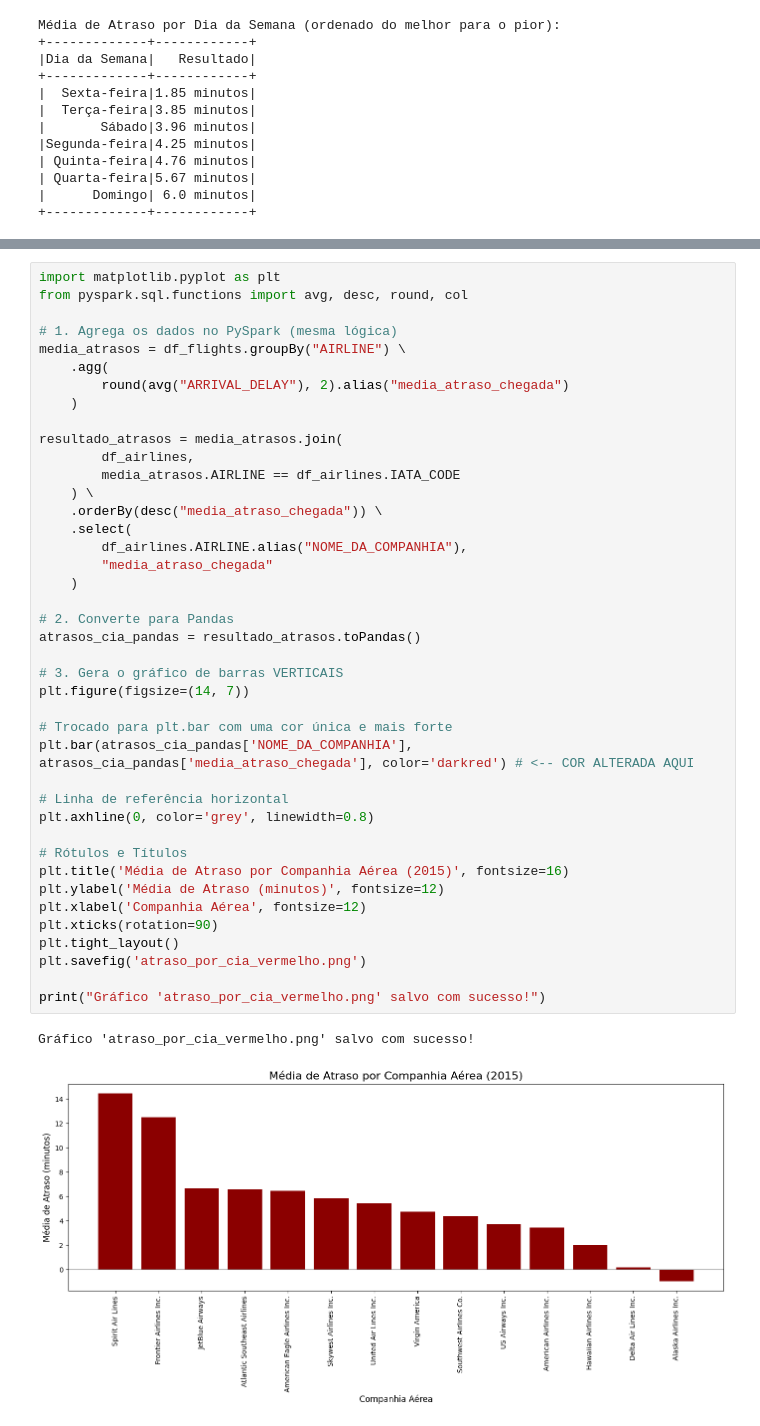
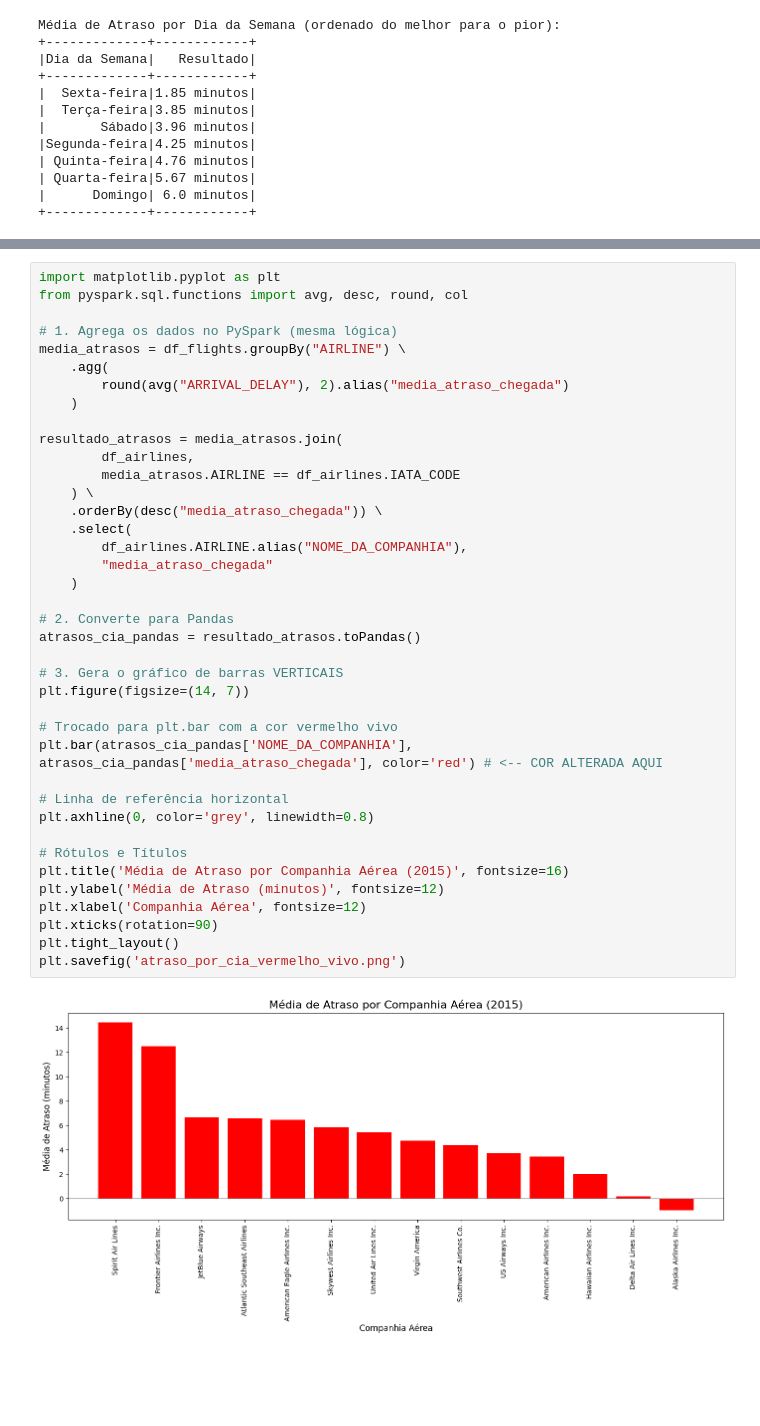
Before and after one commit to rodzhttp/Pyspark1, a Jupyter notebook: Análise_de_Voos_e_Atrasos_pynb.ipynb, the cells around one changed output, grey strips where cells are left out. Drawn from its saved outputs; the diff is of its cells as text; blank space fills up the shorter version.

```diff
--- a/Análise_de_Voos_e_Atrasos_pynb.ipynb
+++ b/Análise_de_Voos_e_Atrasos_pynb.ipynb
@@ -268,37 +282,34 @@ media_atrasos = df_flights.groupBy("AIRLINE") \
         round(avg("ARRIVAL_DELAY"), 2).alias("media_atraso_chegada")
     )
 
 resultado_atrasos = media_atrasos.join(
         df_airlines,
         media_atrasos.AIRLINE == df_airlines.IATA_CODE
     ) \
     .orderBy(desc("media_atraso_chegada")) \
     .select(
         df_airlines.AIRLINE.alias("NOME_DA_COMPANHIA"),
         "media_atraso_chegada"
     )
 
 # 2. Converte para Pandas
 atrasos_cia_pandas = resultado_atrasos.toPandas()
 
 # 3. Gera o gráfico de barras VERTICAIS
 plt.figure(figsize=(14, 7))
 
-# Trocado para plt.bar com uma cor única e mais forte
-plt.bar(atrasos_cia_pandas['NOME_DA_COMPANHIA'], atrasos_cia_pandas['media_atraso_chegada'], color='darkred') # <-- COR ALTERADA AQUI
+# Trocado para plt.bar com a cor vermelho vivo
+plt.bar(atrasos_cia_pandas['NOME_DA_COMPANHIA'], atrasos_cia_pandas['media_atraso_chegada'], color='red') # <-- COR ALTERADA AQUI
 
 # Linha de referência horizontal
 plt.axhline(0, color='grey', linewidth=0.8)
 
 # Rótulos e Títulos
 plt.title('Média de Atraso por Companhia Aérea (2015)', fontsize=16)
 plt.ylabel('Média de Atraso (minutos)', fontsize=12)
 plt.xlabel('Companhia Aérea', fontsize=12)
 plt.xticks(rotation=90)
 plt.tight_layout()
-plt.savefig('atraso_por_cia_vermelho.png')
-
-print("Gráfico 'atraso_por_cia_vermelho.png' salvo com sucesso!")
+plt.savefig('atraso_por_cia_vermelho_vivo.png')
 # %% [output]
-Gráfico 'atraso_por_cia_vermelho.png' salvo com sucesso!
-[figure, old version]
+[figure, new version]
```
Also changed, not shown: parts of 4 cells of this notebook.
